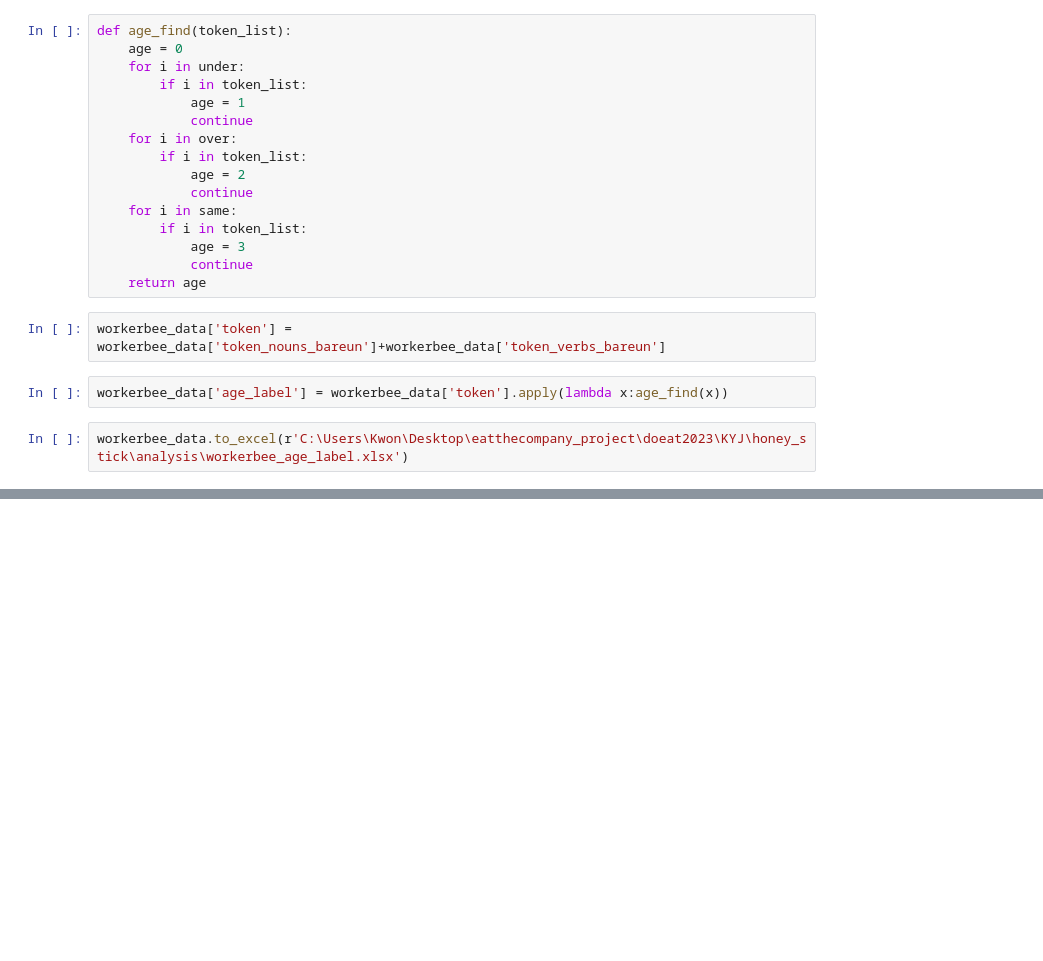
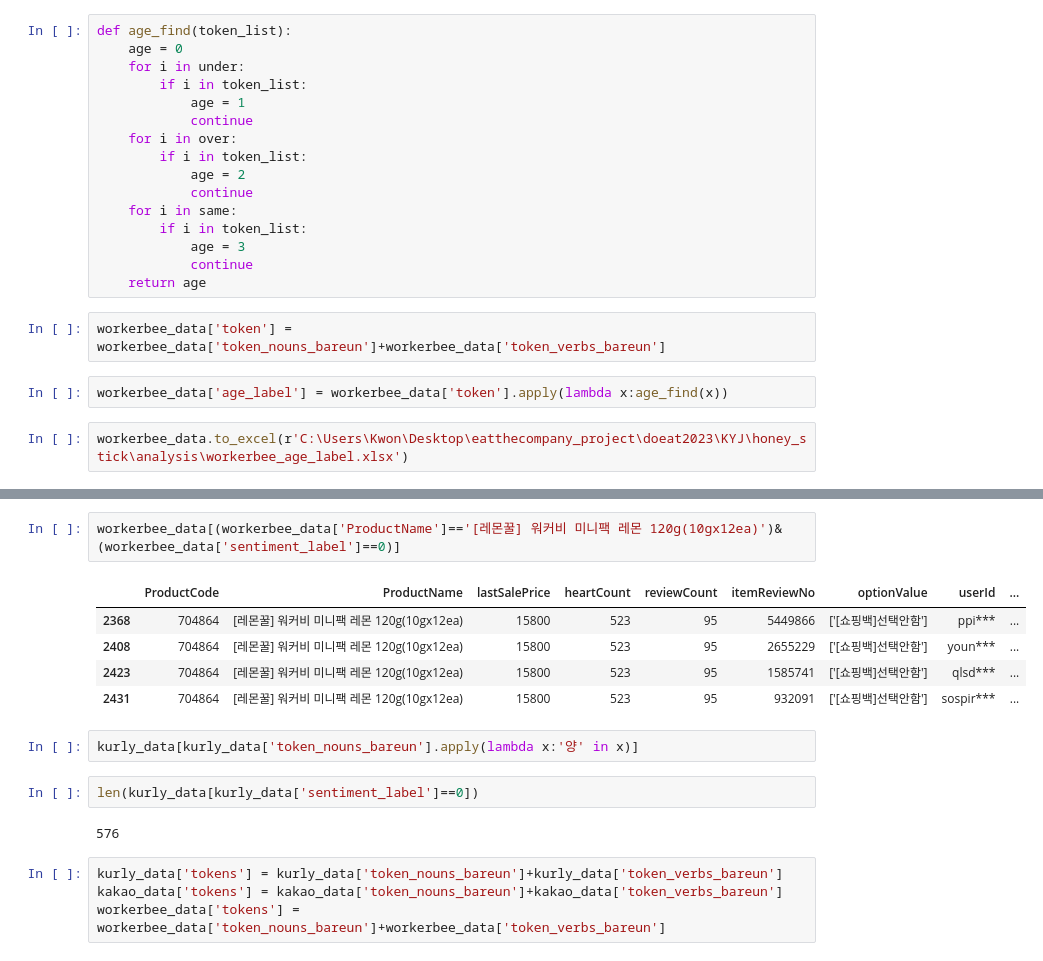
Before and after one commit to eatthecompanyxasac/doeat2023, a Jupyter notebook: KYJ/honey_stick/code/analysis.ipynb, the cells around one changed output, grey strips where cells are left out. Cells and saved outputs as stored; diff of their text form; blank space fills up the shorter version.

```diff
--- a/KYJ/honey_stick/code/analysis.ipynb
+++ b/KYJ/honey_stick/code/analysis.ipynb
@@ -164,0 +219,18 @@ Name: ReviewText, dtype: object
+# %%
+workerbee_data[(workerbee_data['ProductName']=='[레몬꿀] 워커비 미니팩 레몬 120g(10gx12ea)')&(workerbee_data['sentiment_label']==0)]
+# %% [output]
+|  | ProductCode | ProductName | lastSalePrice | heartCount | reviewCount | itemReviewNo | optionValue | userId | ... |
+| 2368 | 704864 | [레몬꿀] 워커비 미니팩 레몬 120g(10gx12ea) | 15800 | 523 | 95 | 5449866 | ['[쇼핑백]선택안함'] | ppi*** | ... |
+| 2408 | 704864 | [레몬꿀] 워커비 미니팩 레몬 120g(10gx12ea) | 15800 | 523 | 95 | 2655229 | ['[쇼핑백]선택안함'] | youn*** | ... |
+| 2423 | 704864 | [레몬꿀] 워커비 미니팩 레몬 120g(10gx12ea) | 15800 | 523 | 95 | 1585741 | ['[쇼핑백]선택안함'] | qlsd*** | ... |
+| 2431 | 704864 | [레몬꿀] 워커비 미니팩 레몬 120g(10gx12ea) | 15800 | 523 | 95 | 932091 | ['[쇼핑백]선택안함'] | sospir*** | ... |
+# %%
+kurly_data[kurly_data['token_nouns_bareun'].apply(lambda x:'양' in x)]
+# %%
+len(kurly_data[kurly_data['sentiment_label']==0])
+# %% [output]
+576
+# %%
+kurly_data['tokens'] = kurly_data['token_nouns_bareun']+kurly_data['token_verbs_bareun']
+kakao_data['tokens'] = kakao_data['token_nouns_bareun']+kakao_data['token_verbs_bareun']
+workerbee_data['tokens'] = workerbee_data['token_nouns_bareun']+workerbee_data['token_verbs_bareun']
```
Also changed, not shown: parts of 12 cells of this notebook, 1 other file.
